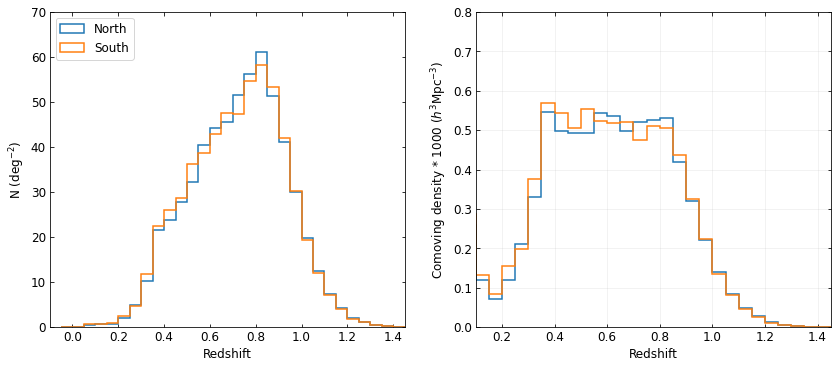
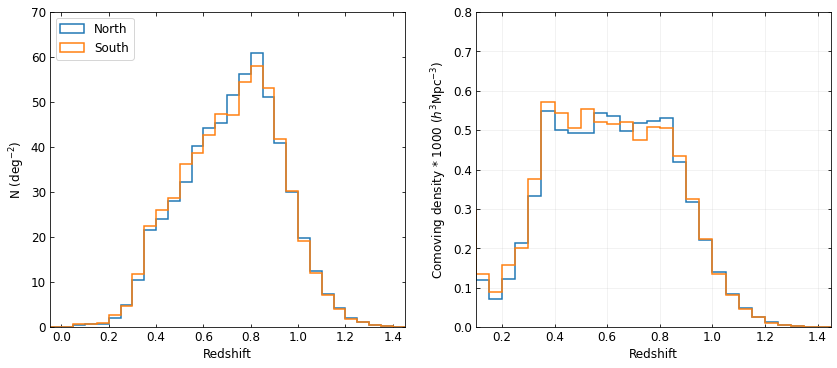
Unified diff of the notebook cell whose output changed from the first chart to the second:
--- before
+++ after
@@ -19,5 +19,5 @@
 axes[0].set_xlabel('Redshift')
 axes[0].set_ylabel('N (deg$^{-2}$)')
-axes[0].set_xlim(-0.1, 1.45)
+axes[0].set_xlim(-0.05, 1.45)
 axes[0].set_ylim(0, 70)
 axes[0].yaxis.set_major_formatter(FormatStrFormatter('%.0f'))

Commit: .